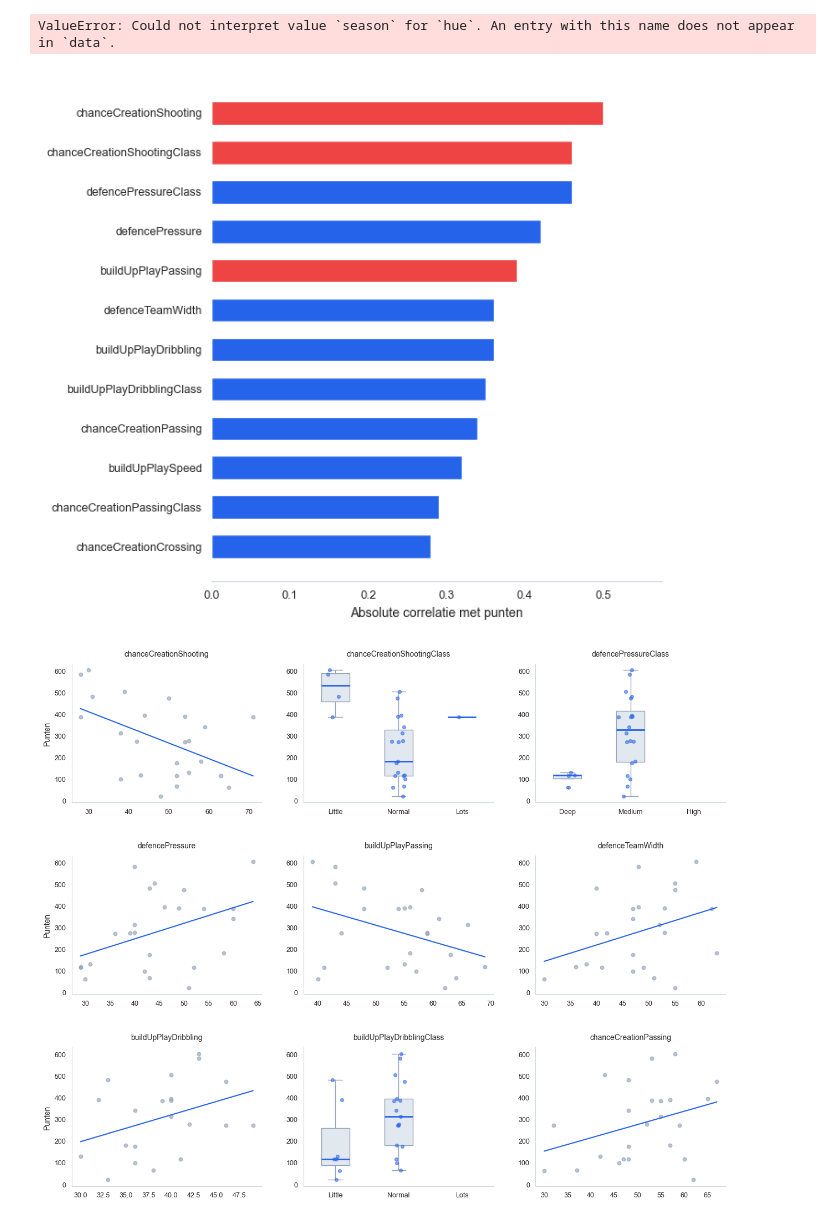
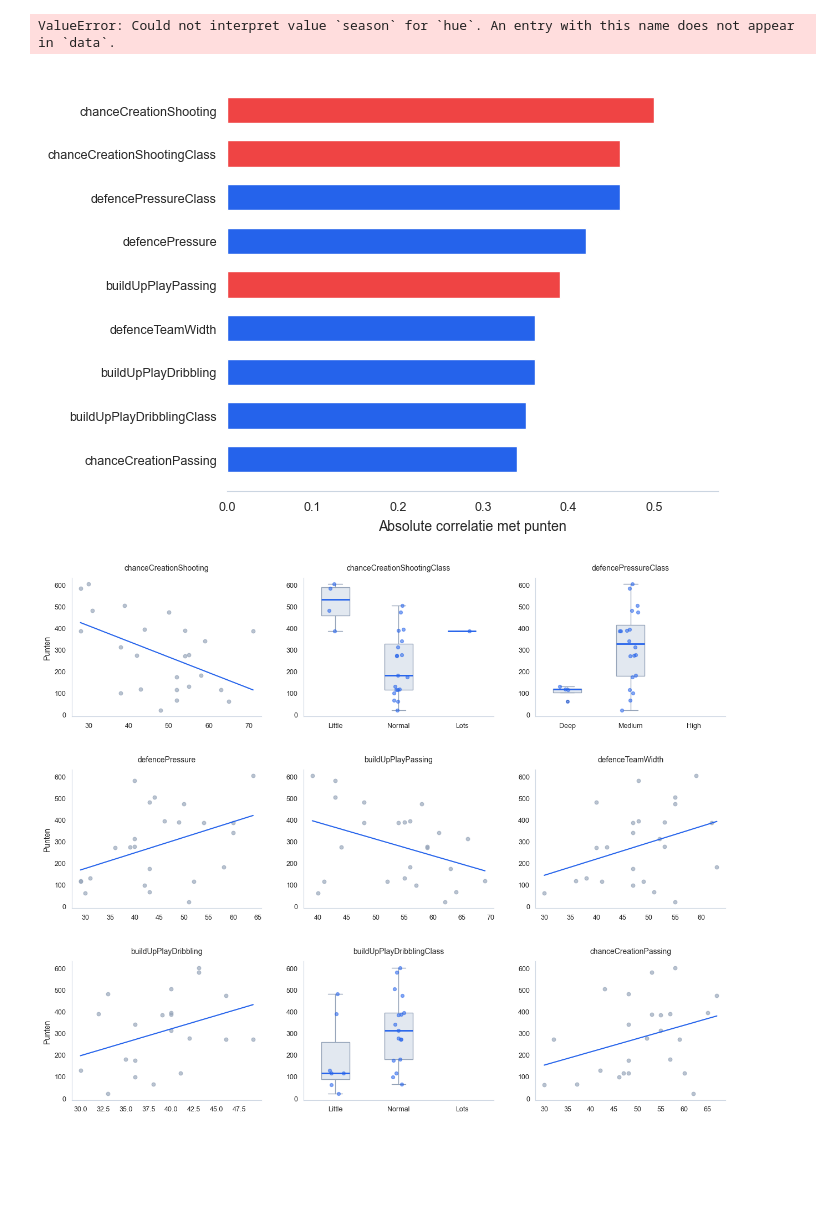
Before and after one commit to EchoinSilences/Datalab2, a Jupyter notebook: Report.ipynb, the cells around one changed output. Saved outputs shown, nothing was run; the diff lists cells and outputs as text; code cells hidden in the pictures; blank space fills up the shorter version.

Commit message:
van 12 attributes/values naar 9 want 2e visualizatie ook 9 values

```diff
--- a/Report.ipynb
+++ b/Report.ipynb
@@ -941,7 +941,7 @@ def _is_categorical_col(df, col):
 
 # ── 1. Correlation bar chart ──────────────────────────────────────────────────
 
-def plot_correlation_bar(corr_df, top_n=12):
+def plot_correlation_bar(corr_df, top_n=9):
     """Horizontal bar: absolute correlation of each team attribute with points."""
     data = corr_df.head(top_n).copy()
     fig, ax = plt.subplots(figsize=(7, top_n * 0.45 + 0.8))
@@ -1019,32 +1019,32 @@ def plot_attribute(ax, df, col, label=None):
     _clean_ax(ax)
 
 # ── 3. Grid of top-N attributes ───────────────────────────────────────────────
 
 def plot_top_attributes(df, corr_df, top_n=9, ncols=3):
     """3x3 (or custom) grid of the top-N correlated attributes."""
     attrs = corr_df.head(top_n)['teameigenschap'].values
     nrows = int(np.ceil(top_n / ncols))
 
     fig, axes = plt.subplots(nrows, ncols,
                              figsize=(ncols * 4.2, nrows * 3.4))
     axes = axes.flatten()
 
     for idx, attr in enumerate(attrs):
         plot_attribute(axes[idx], df, attr)
 
     # Hide any unused panels
     for idx in range(len(attrs), len(axes)):
         axes[idx].set_visible(False)
 
     fig.tight_layout(h_pad=3.5, w_pad=3)
     return fig
 
 # ── Run ───────────────────────────────────────────────────────────────────────
 
 fig_bar  = plot_correlation_bar(team_attribute_correlatie_df)
 fig_grid = plot_top_attributes(onderzoek_df_encoded, team_attribute_correlatie_df)
 
 plt.show()
 # %% [output]
-[figure, old version]
+[figure, new version]
-[figure, old version]
+[figure, new version]
```
